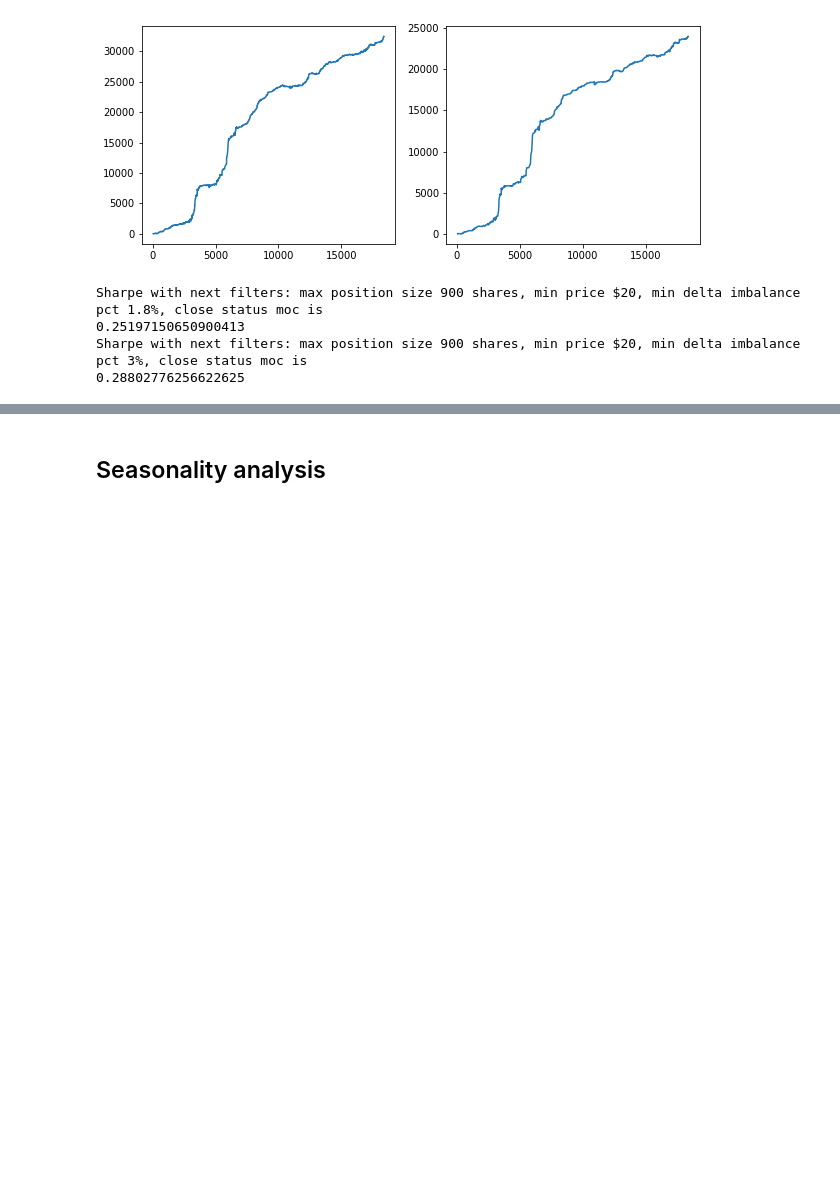
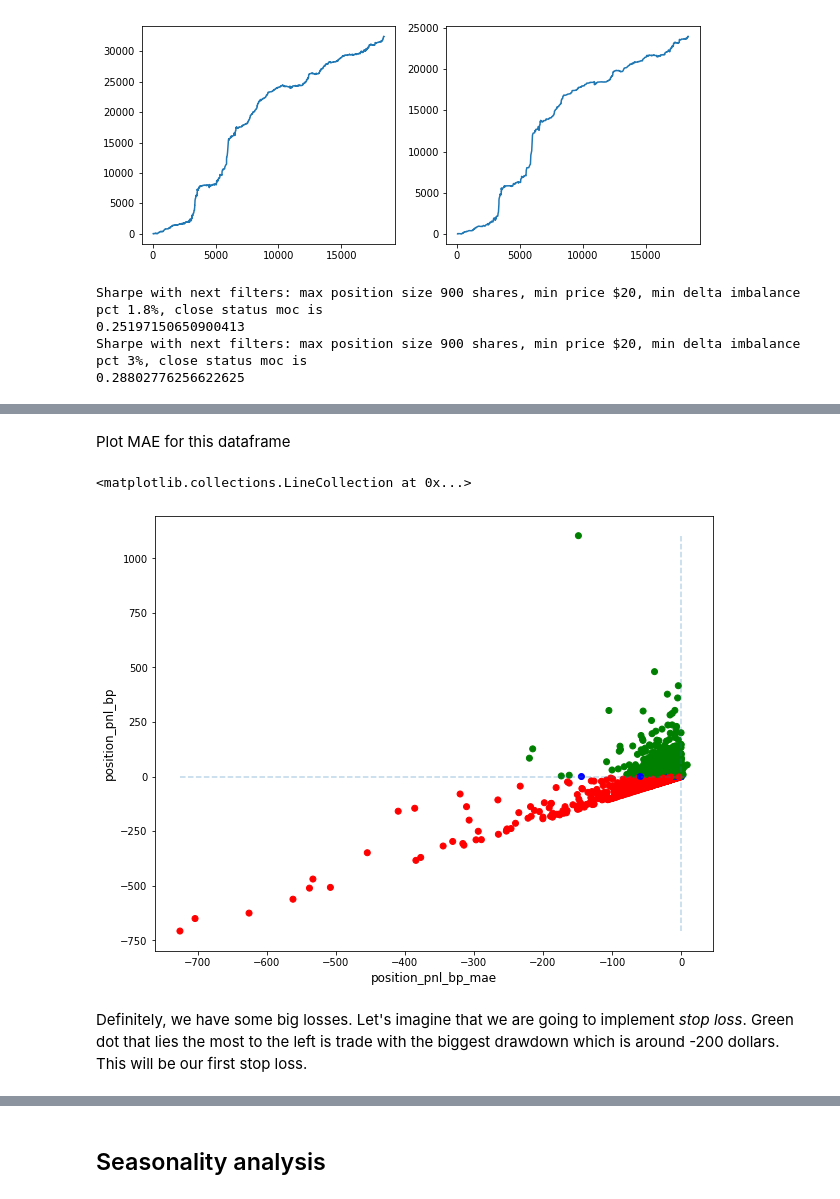
Before and after one commit to avoytkiv/moc_imbalance_flip, a Jupyter notebook: research/results.ipynb, the cells around one changed output, grey strips where cells are left out. Cells and saved outputs as stored; diff of their text form; code cells hidden in the pictures; blank space fills up the shorter version.

```diff
--- a/research/results.ipynb
+++ b/research/results.ipynb
@@ -359,0 +342,17 @@ Sharpe with next filters: max position size 900 shares, min price $20, min delta
+# %% [markdown]
+Plot MAE for this dataframe
+# %%
+fig, ax = plt.subplots(1, 1, figsize=(10,8))
+xcolumn = 'position_pnl_bp_mae'
+ycolumn = 'position_pnl_bp'
+col = np.where(df_filter_vpi_market[ycolumn].values < 0,'r',np.where(df_filter_vpi_market[ycolumn].values > 0,'g','b'))
+ax.scatter(df_filter_vpi_market[xcolumn].values, df_filter_vpi_market[ycolumn].values, c=col)
+ax.set_xlabel(xcolumn, fontsize=12)
+ax.set_ylabel(ycolumn, fontsize=12)
+ax.hlines(0, df_filter_vpi_market[xcolumn].min(), df_filter_vpi_market[xcolumn].max(), linestyles='dashed', alpha=0.3)
+ax.vlines(0, df_filter_vpi_market[ycolumn].min(), df_filter_vpi_market[ycolumn].max(), linestyles='dashed', alpha=0.3)
+# %% [output]
+<matplotlib.collections.LineCollection at 0x...>
+[figure, added]
+# %% [markdown]
+Definitely, we have some big losses. Let's imagine that we are going to implement *stop loss*. Green dot that lies the most to the left is trade with the biggest drawdown which is around -200 dollars. This will be our first stop loss.
```
Also changed, not shown: parts of 40 cells of this notebook.
